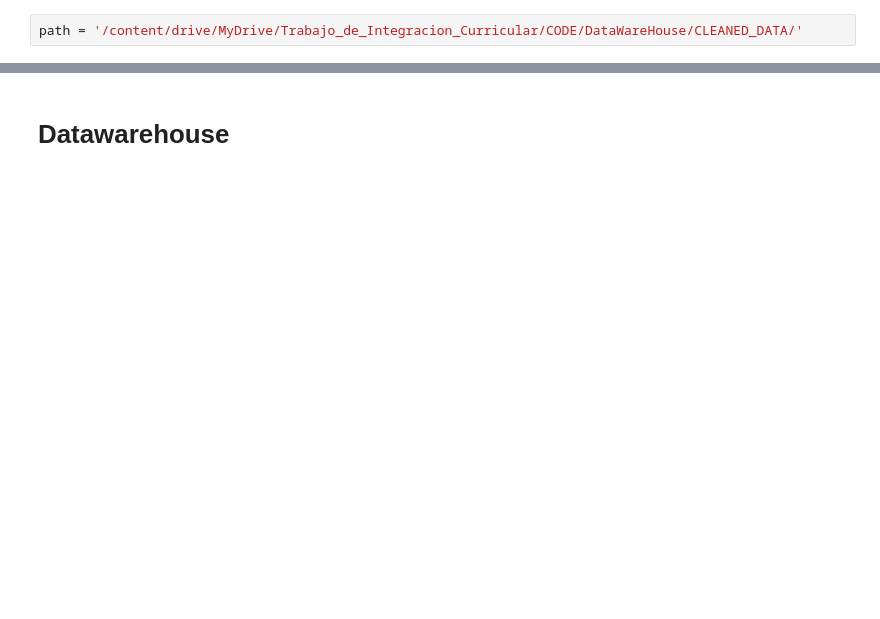
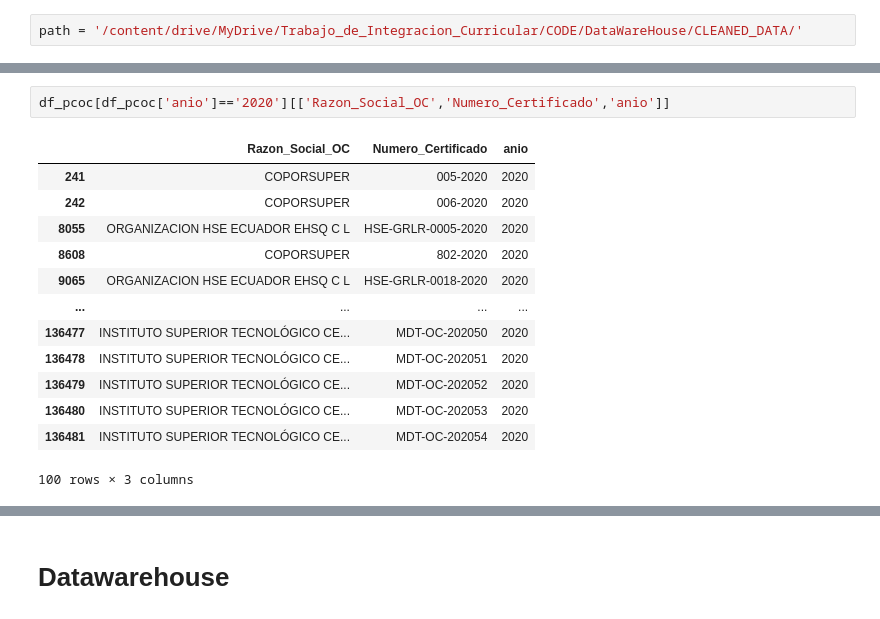
Before and after one commit to Herziox/Data-Mining-System-SETEC, a Jupyter notebook: 3_data_preprocesing_module/Integracion_de_Datos.ipynb, the cells around one changed output, grey strips where cells are left out. Saved outputs shown, nothing was run; the diff lists cells and outputs as text; blank space fills up the shorter version.

```diff
--- a/3_data_preprocesing_module/Integracion_de_Datos.ipynb
+++ b/3_data_preprocesing_module/Integracion_de_Datos.ipynb
@@ -40,0 +83,16 @@ os.listdir(path)
+# %%
+df_pcoc[df_pcoc['anio']=='2020'][['Razon_Social_OC','Numero_Certificado','anio']]
+# %% [output]
+|  | Razon_Social_OC | Numero_Certificado | anio |
+| 241 | COPORSUPER | 005-2020 | 2020 |
+| 242 | COPORSUPER | 006-2020 | 2020 |
+| 8055 | ORGANIZACION HSE ECUADOR EHSQ C L | HSE-GRLR-0005-2020 | 2020 |
+| 8608 | COPORSUPER | 802-2020 | 2020 |
+| 9065 | ORGANIZACION HSE ECUADOR EHSQ C L | HSE-GRLR-0018-2020 | 2020 |
+| ... | ... | ... | ... |
+| 136477 | INSTITUTO SUPERIOR TECNOLÓGICO CE... | MDT-OC-202050 | 2020 |
+| 136478 | INSTITUTO SUPERIOR TECNOLÓGICO CE... | MDT-OC-202051 | 2020 |
+| 136479 | INSTITUTO SUPERIOR TECNOLÓGICO CE... | MDT-OC-202052 | 2020 |
+| 136480 | INSTITUTO SUPERIOR TECNOLÓGICO CE... | MDT-OC-202053 | 2020 |
+| 136481 | INSTITUTO SUPERIOR TECNOLÓGICO CE... | MDT-OC-202054 | 2020 |
+100 rows × 3 columns
```
Also changed, not shown: parts of 18 cells of this notebook, 15 other files.
